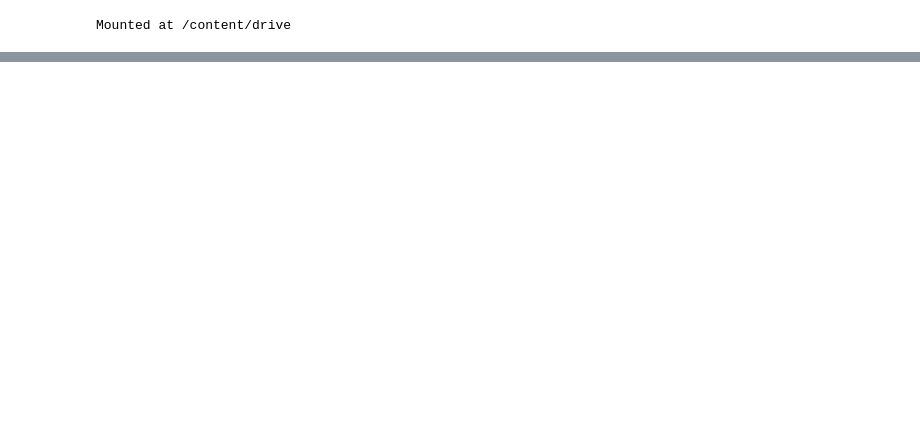
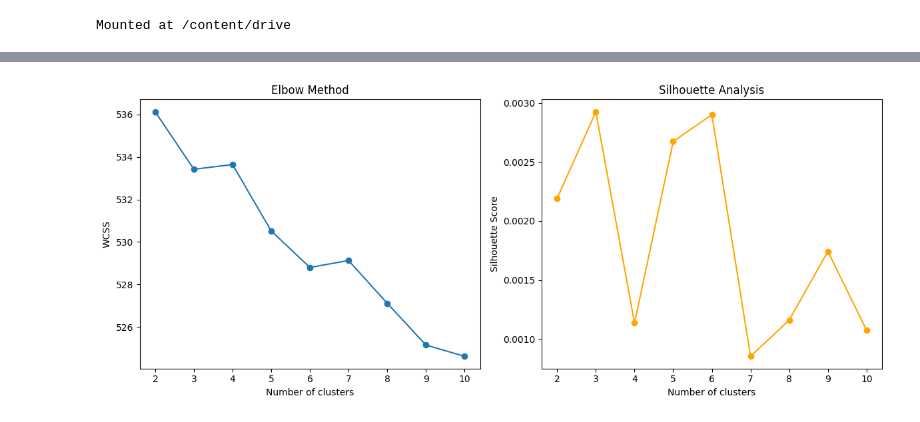
Before and after one commit to sdhanraj-1/ECE9309_MachineLearningProject, a Jupyter notebook: K_MeansClustering.ipynb, the cells around one changed output, grey strips where cells are left out. Cells and saved outputs as stored; diff of their text form; code cells hidden in the pictures; blank space fills up the shorter version.

```diff
--- a/K_MeansClustering.ipynb
+++ b/K_MeansClustering.ipynb
@@ -365,0 +25,96 @@ Name: count, dtype: int64
+# %%
+import pandas as pd
+import numpy as np
+import matplotlib.pyplot as plt
+from sklearn.feature_extraction.text import TfidfVectorizer
+from sklearn.cluster import KMeans
+from sklearn.metrics import silhouette_score
+from sklearn.metrics.pairwise import cosine_similarity, euclidean_distances
+
+# 1. Load the dataset
+df = pd.read_csv("/content/drive/MyDrive/dataset/database_clean.csv")
+
+# 2. Combine the title and abstract for a richer text representation
+df['text'] = df['title'] + " " + df['abstract']
+
+# 3. Convert text data into TF-IDF features
+vectorizer = TfidfVectorizer(stop_words='english')
+X = vectorizer.fit_transform(df['text'])
+
+# 4. Determine the optimal number of clusters using the Elbow Method and Silhouette Analysis
+range_n_clusters = range(2, 11)  # Testing clusters from 2 to 10
+wcss = []           # Within-Cluster Sum-of-Squares for the Elbow Method
+silhouette_scores = []  # For silhouette analysis
+
+print("Determining optimal clusters:")
+for n_clusters in range_n_clusters:
+    kmeans = KMeans(n_clusters=n_clusters, random_state=42)
+    cluster_labels = kmeans.fit_predict(X)
+
+    # Compute the sum of squared distances to the closest cluster center (WCSS)
+    wcss.append(kmeans.inertia_)
+
+    # Compute the average silhouette score
+    score = silhouette_score(X, cluster_labels)
+    silhouette_scores.append(score)
+
+    print(f"For n_clusters = {n_clusters}: WCSS = {kmeans.inertia_:.2f}, Silhouette Score = {score:.4f}")
+
+# Plot the Elbow Method and Silhouette Analysis results
+plt.figure(figsize=(12, 5))
+
+plt.subplot(1, 2, 1)
+plt.plot(range_n_clusters, wcss, marker='o')
+plt.title('Elbow Method')
+plt.xlabel('Number of clusters')
+plt.ylabel('WCSS')
+
+plt.subplot(1, 2, 2)
+plt.plot(range_n_clusters, silhouette_scores, marker='o', color='orange')
+plt.title('Silhouette Analysis')
+plt.xlabel('Number of clusters')
+plt.ylabel('Silhouette Score')
+
+plt.tight_layout()
+plt.show()
+
+# Automatically choose the number of clusters that gives the maximum silhouette score
+optimal_clusters = range_n_clusters[np.argmax(silhouette_scores)]
+print("Optimal number of clusters determined:", optimal_clusters)
+
+# 5. Perform K-means clustering with the optimal number of clusters
+kmeans = KMeans(n_clusters=optimal_clusters, random_state=42)
+df['cluster'] = kmeans.fit_predict(X)
+
+# 6. Build the recommender system based on an input query
+
+# Define the input query string
+input_string = "Smart Optical Sensors"
+
+# Convert the query string into the same TF-IDF feature space
+input_vec = vectorizer.transform([input_string])
+
+# Predict which cluster the input query belongs to
+input_cluster = kmeans.predict(input_vec)[0]
+
+# Filter the dataset to only the papers in the same cluster
+cluster_indices = np.where(df['cluster'] == input_cluster)[0]
+X_cluster = X[cluster_indices]
+
+# Compute Euclidean distances from the input query vector to each paper in the same cluster
+euclidean_dists = euclidean_distances(input_vec, X_cluster).flatten()
+
+# Select the top 5 papers with the smallest Euclidean distances
+top5_indices = np.argsort(euclidean_dists)[:5]
+top5_cluster_indices = cluster_indices[top5_indices]
+
+# Extract the recommended papers from the DataFrame
+recommended_papers = df.iloc[top5_cluster_indices].copy()
+
+# Compute the cosine similarity between the input query and each recommended paper
+cos_sim = cosine_similarity(input_vec, X[top5_cluster_indices]).flatten()
+recommended_papers['cosine_similarity'] = cos_sim
+
+print("\nRecommended Research Papers:")
+print(recommended_papers[['Id', 'title', 'link', 'year', 'authors', 'cosine_similarity']])
+# %% [output]
@@ -365,0 +131 @@ Name: count, dtype: int64
+[figure, added]
```
Also changed, not shown: parts of 10 cells of this notebook.
